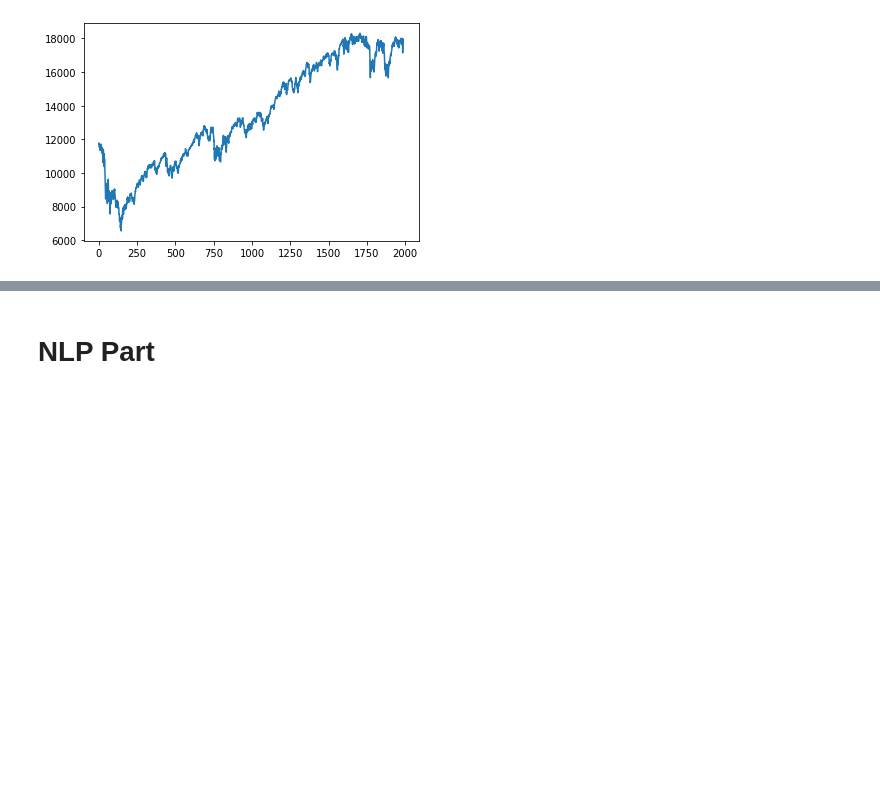
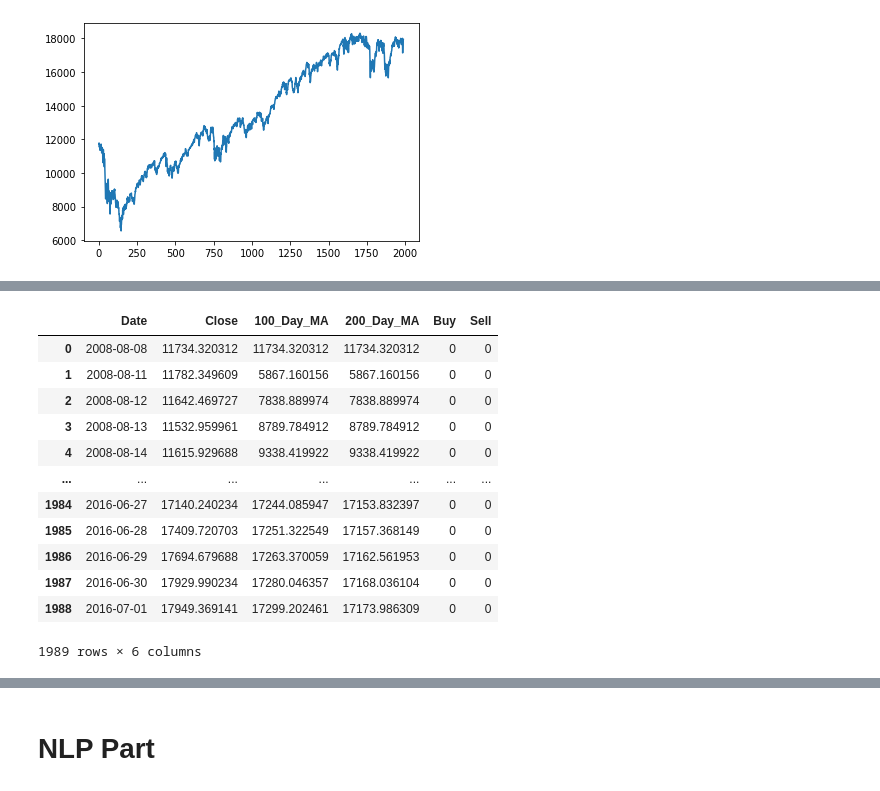
Before and after one commit to VaradaB/algorithmic-trading, a Jupyter notebook: algorithmic-trading.ipynb, the cells around one changed output, grey strips where cells are left out. Cells and saved outputs as stored; diff of their text form; code cells hidden in the pictures; blank space fills up the shorter version.

```diff
--- a/algorithmic-trading.ipynb
+++ b/algorithmic-trading.ipynb
@@ -386,0 +334,21 @@ plt.show()
+# %%
+# Moving averages in time series
+new_df = pd.DataFrame(djia_merged[['Date', 'Close']])
+new_df = calc_ma(new_df, 100)
+new_df = calc_ma(new_df, 200)
+new_df = calc_signal(new_df, 100, 200)
+new_df
+# %% [output]
+|  | Date | Close | 100_Day_MA | 200_Day_MA | Buy | Sell |
+| 0 | 2008-08-08 | 11734.320312 | 11734.320312 | 11734.320312 | 0 | 0 |
+| 1 | 2008-08-11 | 11782.349609 | 5867.160156 | 5867.160156 | 0 | 0 |
+| 2 | 2008-08-12 | 11642.469727 | 7838.889974 | 7838.889974 | 0 | 0 |
+| 3 | 2008-08-13 | 11532.959961 | 8789.784912 | 8789.784912 | 0 | 0 |
+| 4 | 2008-08-14 | 11615.929688 | 9338.419922 | 9338.419922 | 0 | 0 |
+| ... | ... | ... | ... | ... | ... | ... |
+| 1984 | 2016-06-27 | 17140.240234 | 17244.085947 | 17153.832397 | 0 | 0 |
+| 1985 | 2016-06-28 | 17409.720703 | 17251.322549 | 17157.368149 | 0 | 0 |
+| 1986 | 2016-06-29 | 17694.679688 | 17263.370059 | 17162.561953 | 0 | 0 |
+| 1987 | 2016-06-30 | 17929.990234 | 17280.046357 | 17168.036104 | 0 | 0 |
+| 1988 | 2016-07-01 | 17949.369141 | 17299.202461 | 17173.986309 | 0 | 0 |
+1989 rows × 6 columns
```
Also changed, not shown: parts of 19 cells of this notebook, 1 other file.
